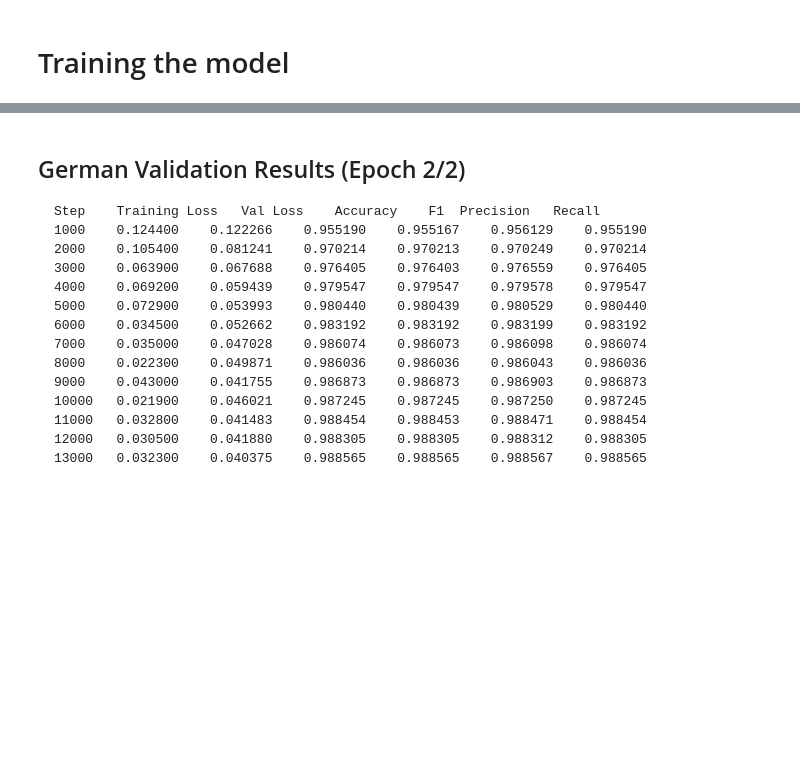
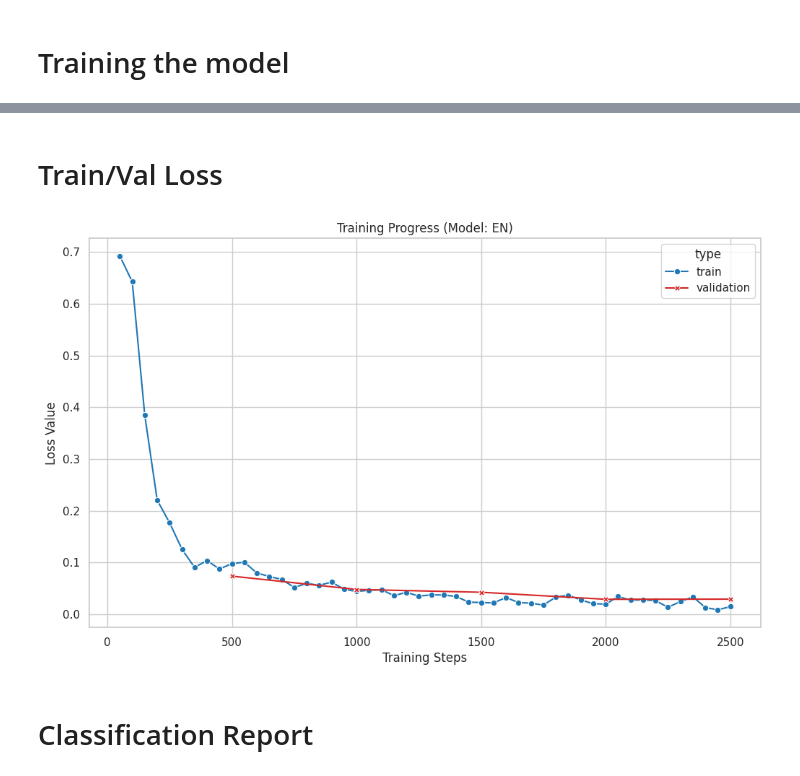
Before and after one commit to kon-drees/Fake-News-Detector, a Jupyter notebook: detector-backend/notes/detector_training.ipynb, the cells around one changed output, grey strips where cells are left out. Drawn from its saved outputs; the diff is of its cells as text; code cells hidden in the pictures; blank space fills up the shorter version.

Commit message:
overhaul training notebook for more information

````diff
--- a/detector-backend/notes/detector_training.ipynb
+++ b/detector-backend/notes/detector_training.ipynb
@@ -34,6 +48,4 @@ df = pd.DataFrame(list(coll.find({"language": language})))
 # %%
-# Remap label to numeric for training
-df["label"] = df["label"].map({"fake": 0, "real": 1})
 # Combine Title and Text
 df["content"] = df["title"] + " [SEP] " + df["text"]
 # Remove duplicates and missing values
@@ -97,7 +432,7 @@ train_texts, val_texts, train_labels, val_labels = train_test_split(
 if language == "en":
     bert_identifier = "distilbert-base-cased"
 elif language == "de":
-    bert_identifier = "distlibert-base-german-cased"
+    bert_identifier = "distilbert-base-german-cased"
 else:
     bert_identifier = "distilbert-base-multilingual-cased "
 
@@ -146,16 +484,18 @@ def compute_metrics(eval_pred):
 training_args = TrainingArguments(
     output_dir="./results",
     num_train_epochs=2,
-    per_device_train_batch_size=16,
+    per_device_train_batch_size=32,
     per_device_eval_batch_size=32,
     warmup_steps=500,
     weight_decay=0.01,
     logging_dir="./logs",
     logging_steps=50,
     eval_strategy="steps",
-    eval_steps=1000,
+    eval_steps=500,
     save_strategy="no",
     learning_rate=2e-5,
+    fp16=torch.cuda.is_available(),
+    report_to="tensorboard",
 )
 # %%
 trainer = Trainer(
@@ -180,18 +518,0 @@ Step	Training Loss	Validation Loss	Accuracy	F1	Precision	Recall
-# %% [markdown]
-## German Validation Results (Epoch 2/2)
-```
-Step	Training Loss	Val Loss	Accuracy	F1	Precision	Recall
-1000	0.124400	0.122266	0.955190	0.955167	0.956129	0.955190
-2000	0.105400	0.081241	0.970214	0.970213	0.970249	0.970214
-3000	0.063900	0.067688	0.976405	0.976403	0.976559	0.976405
-4000	0.069200	0.059439	0.979547	0.979547	0.979578	0.979547
-5000	0.072900	0.053993	0.980440	0.980439	0.980529	0.980440
-6000	0.034500	0.052662	0.983192	0.983192	0.983199	0.983192
-7000	0.035000	0.047028	0.986074	0.986073	0.986098	0.986074
-8000	0.022300	0.049871	0.986036	0.986036	0.986043	0.986036
-9000	0.043000	0.041755	0.986873	0.986873	0.986903	0.986873
-10000	0.021900	0.046021	0.987245	0.987245	0.987250	0.987245
-11000	0.032800	0.041483	0.988454	0.988453	0.988471	0.988454
-12000	0.030500	0.041880	0.988305	0.988305	0.988312	0.988305
-13000	0.032300	0.040375	0.988565	0.988565	0.988567	0.988565
-```
@@ -200,0 +533,41 @@ tokenizer.save_pretrained(f"./models/fake_news_bert_tokenizer_{language}")
+# %% [markdown]
+# Train/Val Loss
+# %%
+with open(f"./models/fake_news_bert_model_{language}/train_logs.json") as f:
+    log_history = json.load(f)
+
+df_logs = pd.DataFrame(log_history)
+
+train_loss = df_logs[df_logs["loss"].notna()][["step", "loss"]].copy()
+train_loss["type"] = "train"
+train_loss.columns = ["step", "loss", "type"]
+
+eval_loss = df_logs[df_logs["eval_loss"].notna()][["step", "eval_loss"]].copy()
+eval_loss["type"] = "validation"
+eval_loss.columns = ["step", "loss", "type"]
+
+plot_data = pd.concat([train_loss, eval_loss])
+# %%
+sns.set_theme(style="whitegrid")
+plt.figure(figsize=(12, 7))
+
+loss_plot = sns.lineplot(
+    data=plot_data,
+    x="step",
+    y="loss",
+    hue="type",
+    style="type",
+    markers=True,
+    dashes=False,
+    palette=["#1f77b4", "#d62728"],
+)
+
+plt.title(f"Training Progress (Model: {language.upper()})")
+plt.xlabel("Training Steps")
+plt.ylabel("Loss Value")
+
+plt.show()
+# %% [output]
+[figure, added]
+# %% [markdown]
+# Classification Report
````
Also changed, not shown: parts of 28 cells of this notebook.
